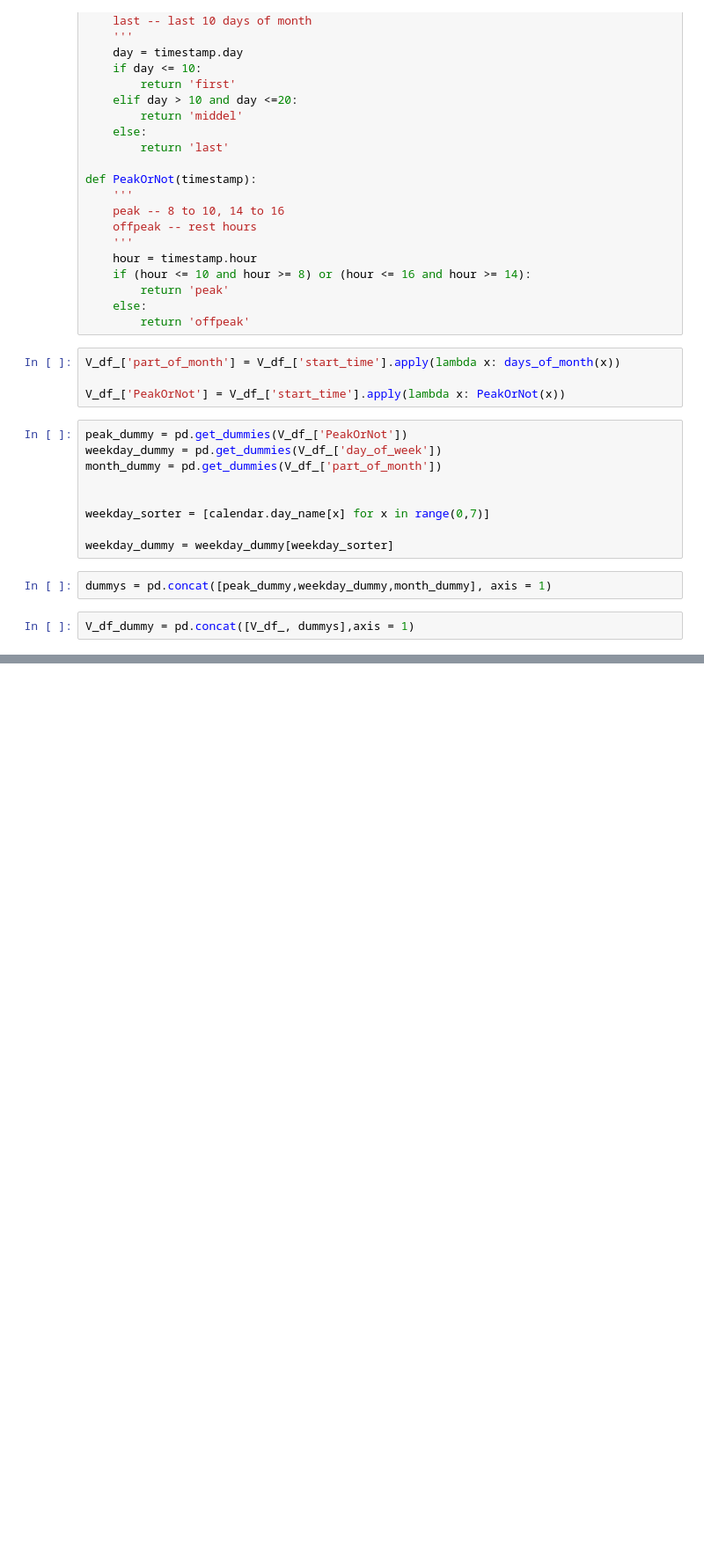
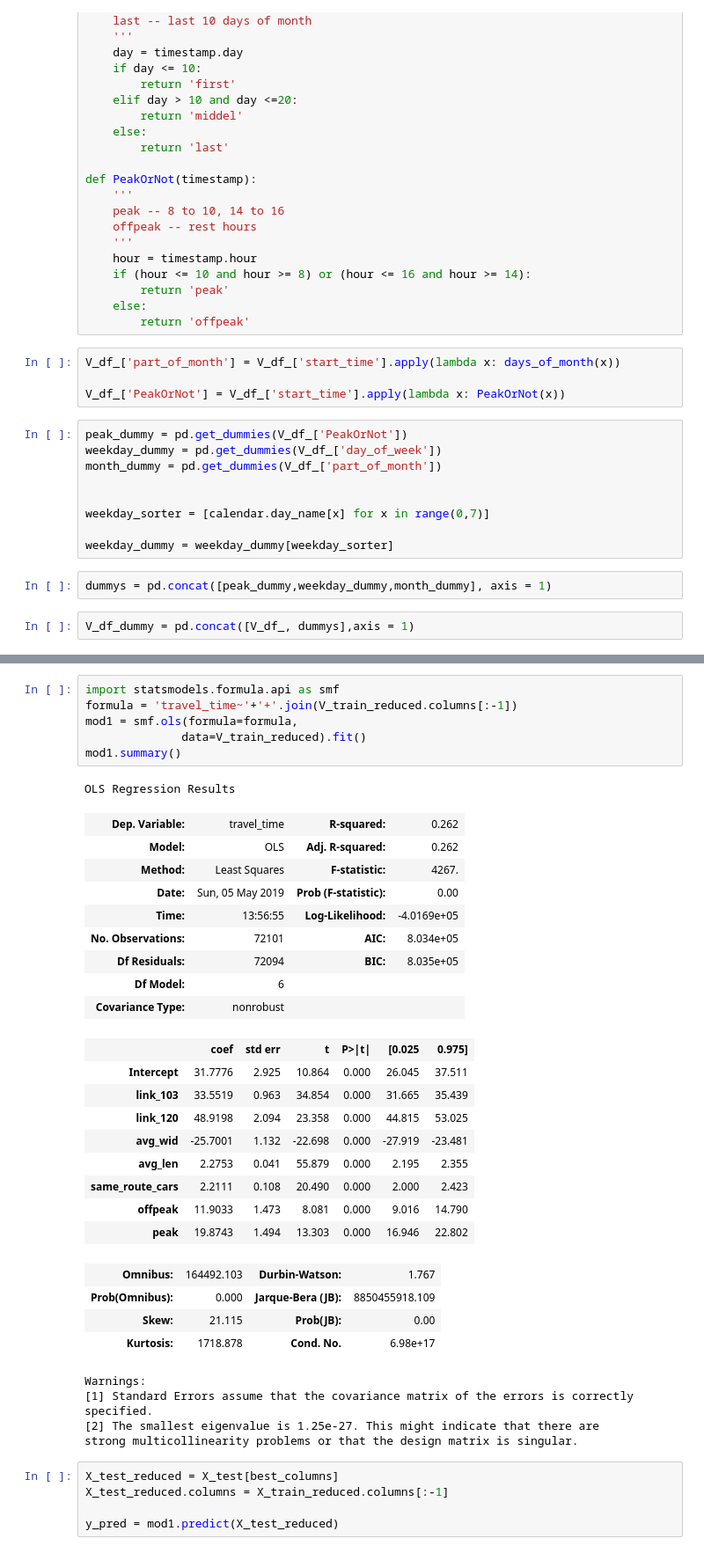
Before and after one commit to muciyuallen/TrafficFlowOptimization, a Jupyter notebook: Exploratory_Data_Analysis.ipynb, the cells around one changed output, grey strips where cells are left out. Shown at 88% size. Cells and saved outputs as stored; diff of their text form; blank space fills up the shorter version.

```diff
--- a/Exploratory_Data_Analysis.ipynb
+++ b/Exploratory_Data_Analysis.ipynb
@@ -678,0 +885,39 @@ from sklearn.datasets import load_iris, load_digits, load_boston
+# %%
+import statsmodels.formula.api as smf
+formula = 'travel_time~'+'+'.join(V_train_reduced.columns[:-1])
+mod1 = smf.ols(formula=formula,
+              data=V_train_reduced).fit()
+mod1.summary()
+# %% [output]
+OLS Regression Results
+| Dep. Variable: | travel_time | R-squared: | 0.262 |
+| Model: | OLS | Adj. R-squared: | 0.262 |
+| Method: | Least Squares | F-statistic: | 4267. |
+| Date: | Sun, 05 May 2019 | Prob (F-statistic): | 0.00 |
+| Time: | 13:56:55 | Log-Likelihood: | -4.0169e+05 |
+| No. Observations: | 72101 | AIC: | 8.034e+05 |
+| Df Residuals: | 72094 | BIC: | 8.035e+05 |
+| Df Model: | 6 |  |  |
+| Covariance Type: | nonrobust |  |  |
+|  | coef | std err | t | P>|t| | [0.025 | 0.975] |
+| Intercept | 31.7776 | 2.925 | 10.864 | 0.000 | 26.045 | 37.511 |
+| link_103 | 33.5519 | 0.963 | 34.854 | 0.000 | 31.665 | 35.439 |
+| link_120 | 48.9198 | 2.094 | 23.358 | 0.000 | 44.815 | 53.025 |
+| avg_wid | -25.7001 | 1.132 | -22.698 | 0.000 | -27.919 | -23.481 |
+| avg_len | 2.2753 | 0.041 | 55.879 | 0.000 | 2.195 | 2.355 |
+| same_route_cars | 2.2111 | 0.108 | 20.490 | 0.000 | 2.000 | 2.423 |
+| offpeak | 11.9033 | 1.473 | 8.081 | 0.000 | 9.016 | 14.790 |
+| peak | 19.8743 | 1.494 | 13.303 | 0.000 | 16.946 | 22.802 |
+| Omnibus: | 164492.103 | Durbin-Watson: | 1.767 |
+| Prob(Omnibus): | 0.000 | Jarque-Bera (JB): | 8850455918.109 |
+| Skew: | 21.115 | Prob(JB): | 0.00 |
+| Kurtosis: | 1718.878 | Cond. No. | 6.98e+17 |
+Warnings:
+[1] Standard Errors assume that the covariance matrix of the errors is correctly specified.
+[2] The smallest eigenvalue is 1.25e-27. This might indicate that there are
+strong multicollinearity problems or that the design matrix is singular.
+# %%
+X_test_reduced = X_test[best_columns]
+X_test_reduced.columns = X_train_reduced.columns[:-1]
+
+y_pred = mod1.predict(X_test_reduced)
```
Also changed, not shown: parts of 46 cells of this notebook, 1 other file.
